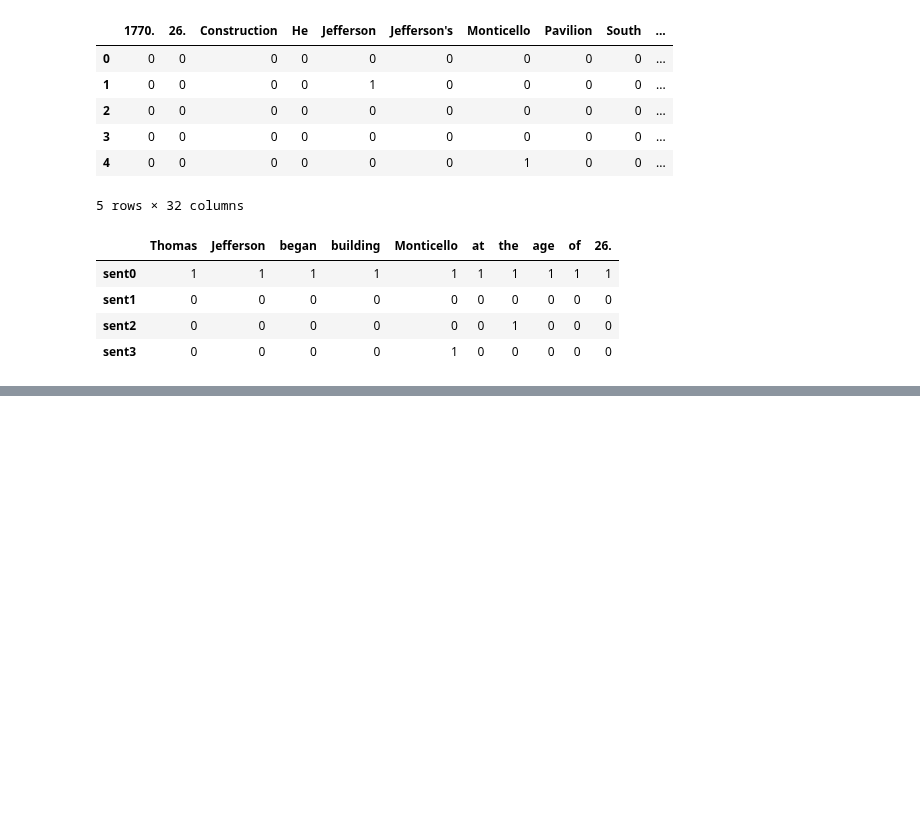
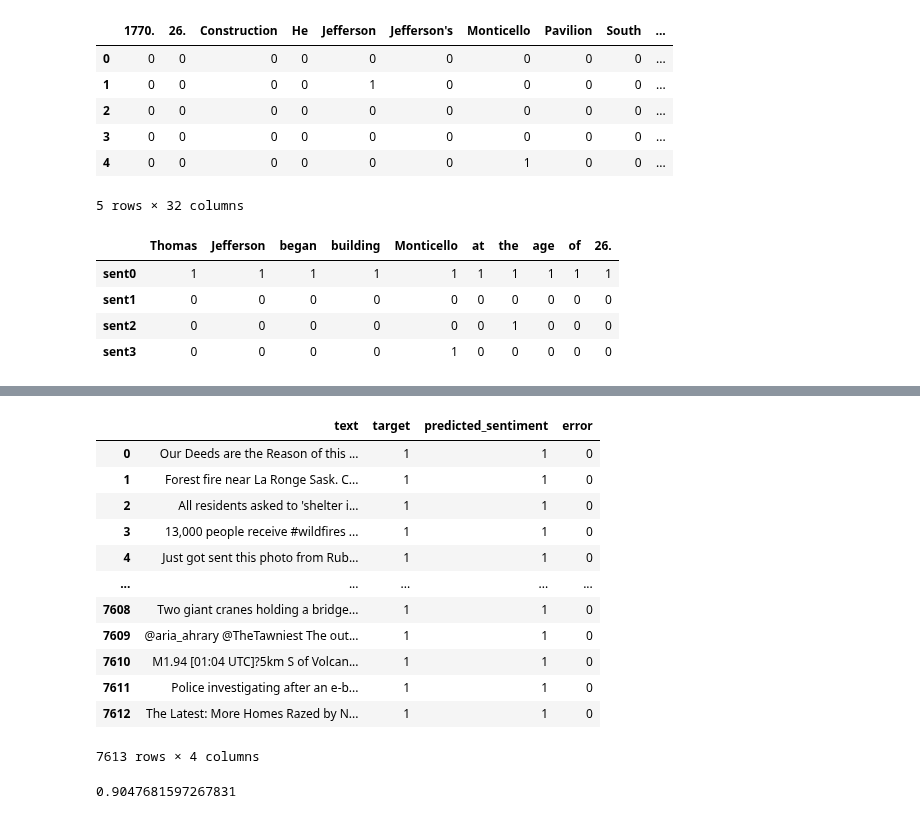
Before and after one commit to YeabinMoonEcon/BUS211, a Jupyter notebook: BUS243_NLP/homework_brainstorming/HW2_solution.ipynb, the cells around one changed output, grey strips where cells are left out. Drawn from its saved outputs; the diff is of its cells as text; code cells hidden in the pictures; blank space fills up the shorter version.

```diff
--- a/BUS243_NLP/homework_brainstorming/HW2_solution.ipynb
+++ b/BUS243_NLP/homework_brainstorming/HW2_solution.ipynb
@@ -44,0 +185,20 @@ df[df.columns[:10]]
+# %%
+df
+# %% [output]
+|  | text | target | predicted_sentiment | error |
+| 0 | Our Deeds are the Reason of this ... | 1 | 1 | 0 |
+| 1 | Forest fire near La Ronge Sask. C... | 1 | 1 | 0 |
+| 2 | All residents asked to 'shelter i... | 1 | 1 | 0 |
+| 3 | 13,000 people receive #wildfires ... | 1 | 1 | 0 |
+| 4 | Just got sent this photo from Rub... | 1 | 1 | 0 |
+| ... | ... | ... | ... | ... |
+| 7608 | Two giant cranes holding a bridge... | 1 | 1 | 0 |
+| 7609 | @aria_ahrary @TheTawniest The out... | 1 | 1 | 0 |
+| 7610 | M1.94 [01:04 UTC]?5km S of Volcan... | 1 | 1 | 0 |
+| 7611 | Police investigating after an e-b... | 1 | 1 | 0 |
+| 7612 | The Latest: More Homes Razed by N... | 1 | 1 | 0 |
+7613 rows × 4 columns
+# %%
+(df.target == df.predicted_sentiment).sum() / len(df)
+# %% [output]
+0.9047681597267831
```
Also changed, not shown: parts of 27 cells of this notebook, 4 other files.
